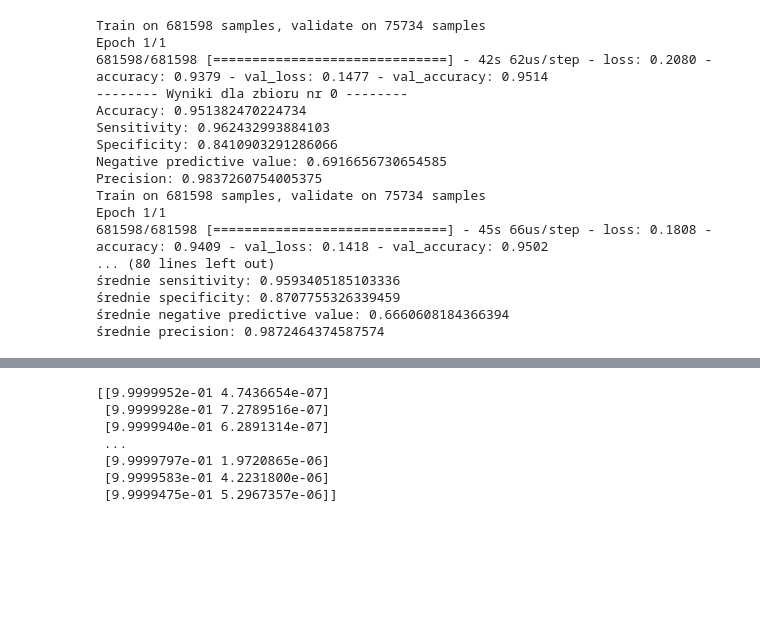
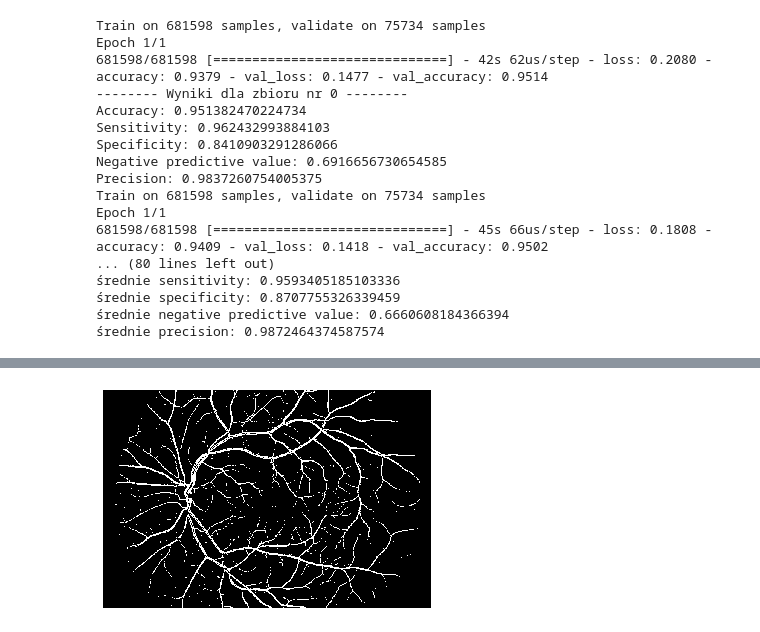
Before and after one commit to weronikagulij/Wykrywanie-naczyn-siatkowki-oka, a Jupyter notebook: Untitled.ipynb, the cells around one changed output, grey strips where cells are left out. Cells and saved outputs as stored; diff of their text form; code cells hidden in the pictures; blank space fills up the shorter version.

```diff
--- a/Untitled.ipynb
+++ b/Untitled.ipynb
@@ -617,3 +645,19 @@ Epoch 1/1
 średnie specificity: 0.8707755326339459
 średnie negative predictive value: 0.6660608184366394
 średnie precision: 0.9872464374587574
+# %%
+model = Sequential()
+
+model.add(Conv2D(75, kernel_size=3, activation='relu', input_shape=(5,5,3)))
+model.add(Conv2D(45, kernel_size=3, activation='relu'))
+model.add(Flatten())
+model.add(Dense(2, activation='softmax'))
+
+model.compile(optimizer='adam', loss='categorical_crossentropy', metrics=['accuracy'])
+
+# wytrenuj model
+train_data, test_data, train_labels, test_labels = train_test_split(data_x,
+                                                                    data_y,
+                                                                    test_size = 0.25,
+                                                                    random_state = 42)
+model.fit(train_data, train_labels,validation_data=(test_data, test_labels), epochs=3)
@@ -620,9 +739,16 @@ Epoch 1/1
 # %%
-model = Sequential()
+# model = Sequential()
 
-model.add(Conv2D(10, kernel_size=3, activation='relu', input_shape=(5,5,3)))
-model.add(Conv2D(15, kernel_size=3, activation='relu'))
-model.add(Flatten())
-model.add(Dense(2, activation='softmax'))
+# model.add(Conv2D(10, kernel_size=3, activation='relu', input_shape=(5,5,3)))
+# model.add(Conv2D(15, kernel_size=3, activation='relu'))
+# model.add(Flatten())
+# model.add(Dense(2, activation='softmax'))
 
-model.compile(optimizer='adam', loss='categorical_crossentropy', metrics=['accuracy'])
+# model.compile(optimizer='adam', loss='categorical_crossentropy', metrics=['accuracy'])
+
+# # wytrenuj model
+# train_data, test_data, train_labels, test_labels = train_test_split(data_x,
+#                                                                     data_y,
+#                                                                     test_size = 0.25,
+#                                                                     random_state = 42)
+# model.fit(train_data, train_labels,validation_data=(test_data, test_labels), epochs=3)
@@ -629,3 +763,0 @@ model.compile(optimizer='adam', loss='categorical_crossentropy', metrics=['accur
-# %%
-# wytrenuj model
-model.fit(train_data, train_labels,validation_data=(test_data, test_labels), epochs=1)
@@ -731,10 +901,8 @@ showPredictedImage(prediction)
-# %%
-print(prediction)
-# %% [output]
-[[9.9999952e-01 4.7436654e-07]
- [9.9999928e-01 7.2789516e-07]
- [9.9999940e-01 6.2891314e-07]
- ...
- [9.9999797e-01 1.9720865e-06]
- [9.9999583e-01 4.2231800e-06]
- [9.9999475e-01 5.2967357e-06]]
+# %%
+plt.axis('off')
+plt.imshow(pixel_img)
+plt.axis('off')
+plt.imshow(pixel_img, cmap="gray")
+plt.savefig("results/CNN/result-" + str(1) + '.png', bbox_inches='tight')
+# %% [output]
+[figure, added]
```
Also changed, not shown: parts of 13 cells of this notebook, 14 other files.
